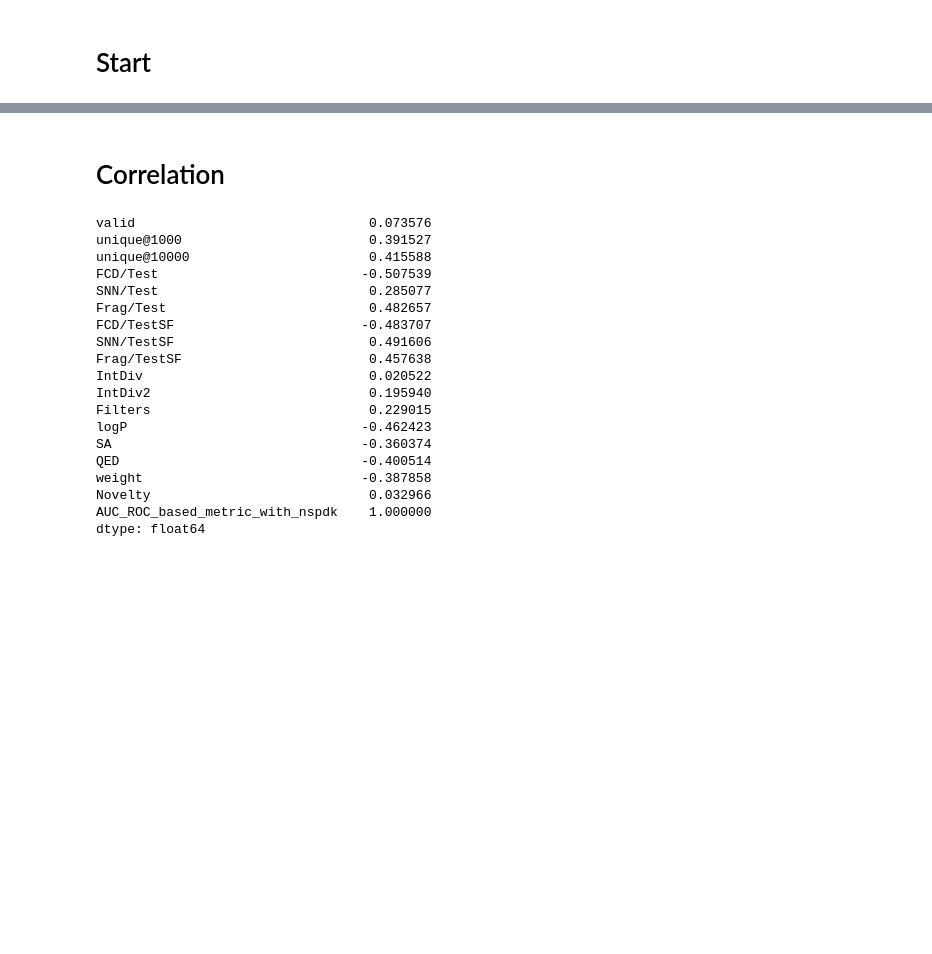
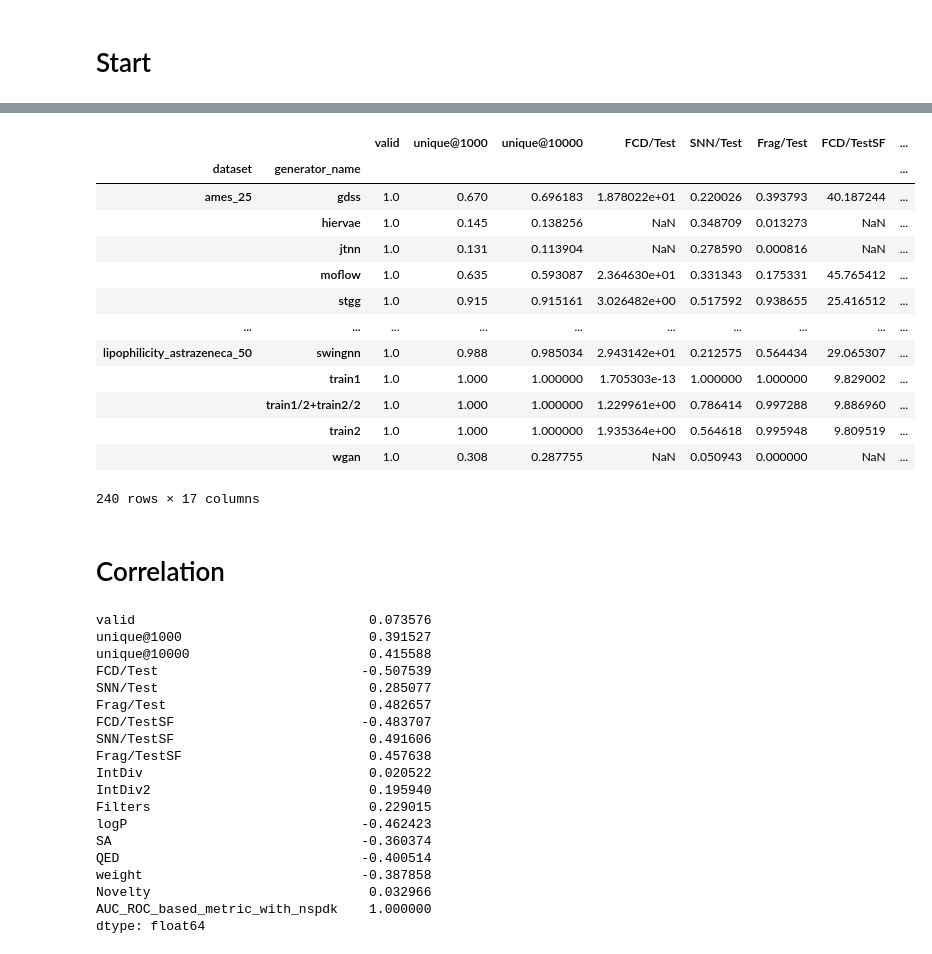
Before and after one commit to cosmina98/GGM-metrics, a Jupyter notebook: data_visualization - Copy.ipynb, the cells around one changed output, grey strips where cells are left out. Saved outputs shown, nothing was run; the diff lists cells and outputs as text; code cells hidden in the pictures; blank space fills up the shorter version.

```diff
--- a/data_visualization - Copy.ipynb
+++ b/data_visualization - Copy.ipynb
@@ -192,3 +176,20 @@ df[['dataset', 'generator_name','AUC_ROC_based_metric_with_nspdk','AUC_ROC_based
+# %%
+df_mean_by_dataset[molecular_metrics]
+# %% [output]
+|  |  | valid | unique@1000 | unique@10000 | FCD/Test | SNN/Test | Frag/Test | FCD/TestSF | ... |
+| dataset | generator_name |  |  |  |  |  |  |  | ... |
+| ames_25 | gdss | 1.0 | 0.670 | 0.696183 | 1.878022e+01 | 0.220026 | 0.393793 | 40.187244 | ... |
+|  | hiervae | 1.0 | 0.145 | 0.138256 | NaN | 0.348709 | 0.013273 | NaN | ... |
+|  | jtnn | 1.0 | 0.131 | 0.113904 | NaN | 0.278590 | 0.000816 | NaN | ... |
+|  | moflow | 1.0 | 0.635 | 0.593087 | 2.364630e+01 | 0.331343 | 0.175331 | 45.765412 | ... |
+|  | stgg | 1.0 | 0.915 | 0.915161 | 3.026482e+00 | 0.517592 | 0.938655 | 25.416512 | ... |
+| ... | ... | ... | ... | ... | ... | ... | ... | ... | ... |
+| lipophilicity_astrazeneca_50 | swingnn | 1.0 | 0.988 | 0.985034 | 2.943142e+01 | 0.212575 | 0.564434 | 29.065307 | ... |
+|  | train1 | 1.0 | 1.000 | 1.000000 | 1.705303e-13 | 1.000000 | 1.000000 | 9.829002 | ... |
+|  | train1/2+train2/2 | 1.0 | 1.000 | 1.000000 | 1.229961e+00 | 0.786414 | 0.997288 | 9.886960 | ... |
+|  | train2 | 1.0 | 1.000 | 1.000000 | 1.935364e+00 | 0.564618 | 0.995948 | 9.809519 | ... |
+|  | wgan | 1.0 | 0.308 | 0.287755 | NaN | 0.050943 | 0.000000 | NaN | ... |
+240 rows × 17 columns
 # %% [markdown]
 #  Correlation
 # %%
```
Also changed, not shown: parts of 25 cells of this notebook, 11 other files.
